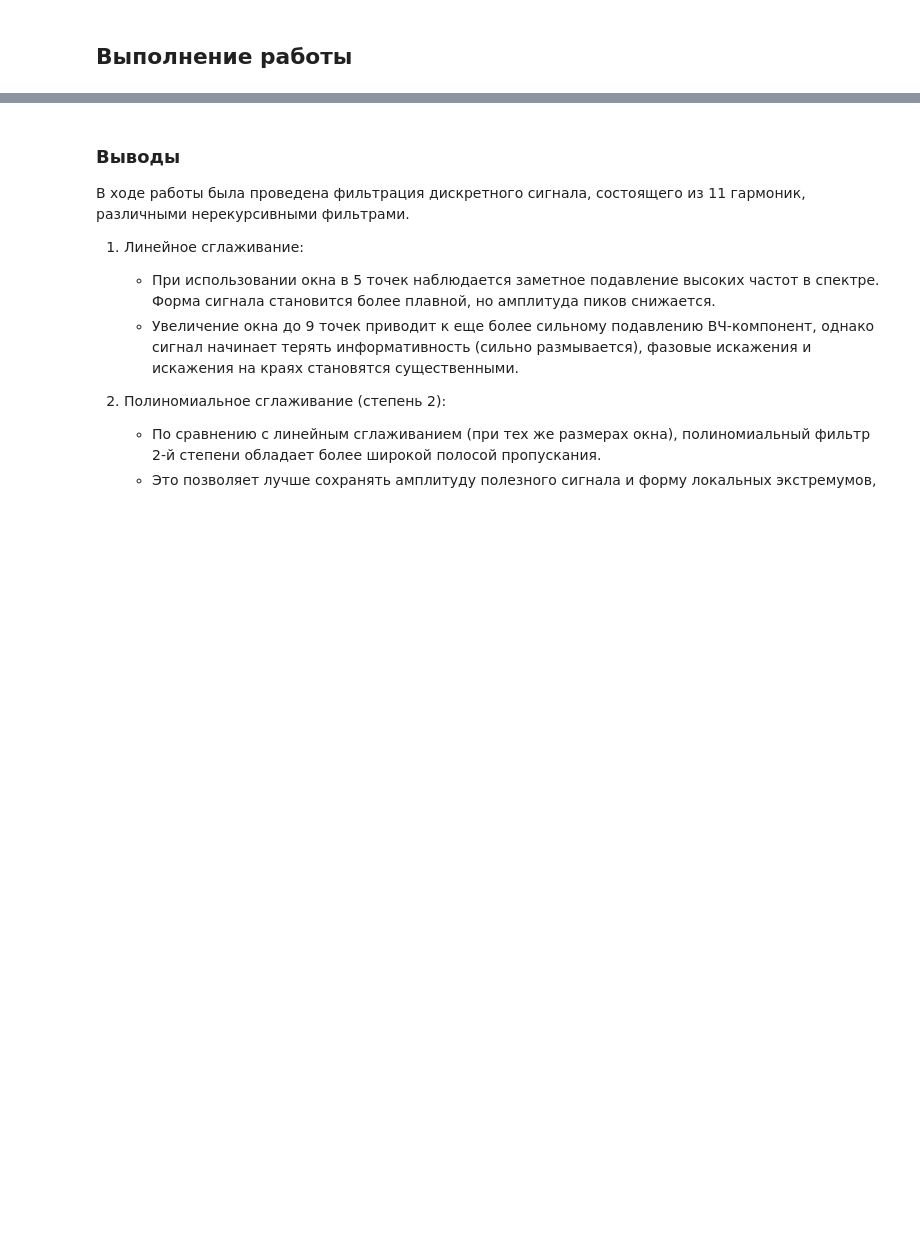
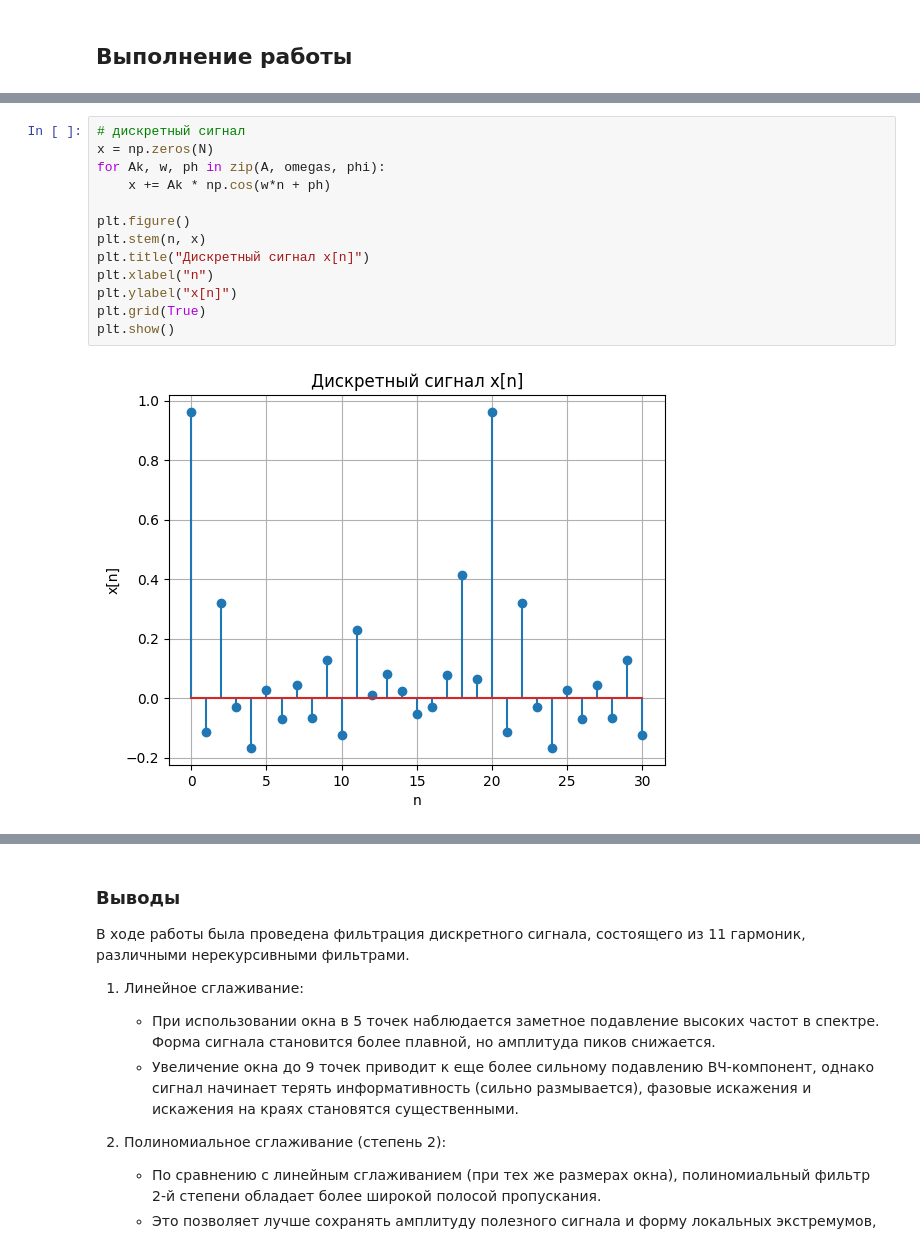
Before and after one commit to the-mvi/dsp-2025, a Jupyter notebook: 2381_Akhmetgareev_KI_Samulevich_SA/lab5.ipynb, the cells around one changed output, grey strips where cells are left out. Cells and saved outputs as stored; diff of their text form; blank space fills up the shorter version.

```diff
--- a/2381_Akhmetgareev_KI_Samulevich_SA/lab5.ipynb
+++ b/2381_Akhmetgareev_KI_Samulevich_SA/lab5.ipynb
@@ -65,0 +54,15 @@ def apply_filter(signal, kernel, name):
+# %%
+# дискретный сигнал
+x = np.zeros(N)
+for Ak, w, ph in zip(A, omegas, phi):
+    x += Ak * np.cos(w*n + ph)
+
+plt.figure()
+plt.stem(n, x)
+plt.title("Дискретный сигнал x[n]")
+plt.xlabel("n")
+plt.ylabel("x[n]")
+plt.grid(True)
+plt.show()
+# %% [output]
+[figure, added]
```
Also changed, not shown: parts of 26 cells of this notebook.
